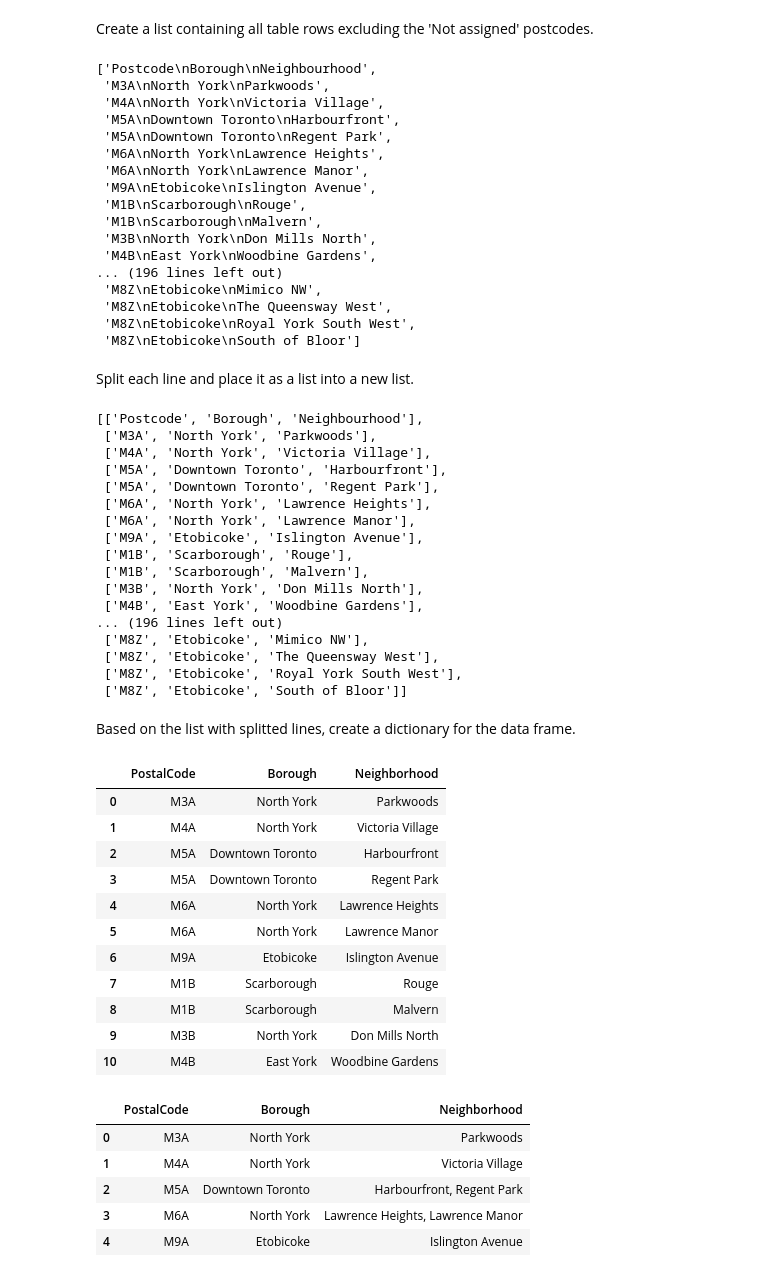
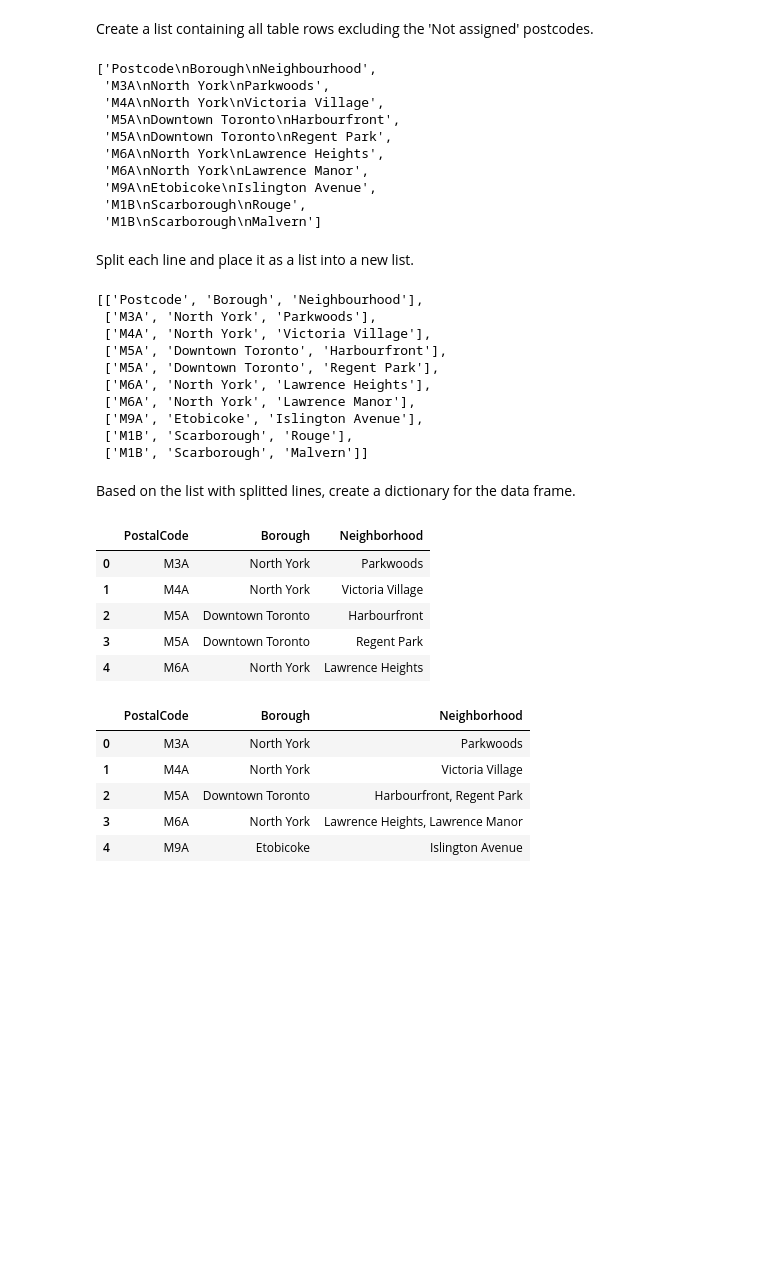
Before and after one commit to milotlu1/coursera_capstone_project, a Jupyter notebook: Assignment - Toronto Neighborhoods.ipynb, the cells around one changed output. Cells and saved outputs as stored; diff of their text form; code cells hidden in the pictures; blank space fills up the shorter version.

```diff
--- a/Assignment - Toronto Neighborhoods.ipynb
+++ b/Assignment - Toronto Neighborhoods.ipynb
@@ -68,7 +68,7 @@ for tr in table_rows:
     if 'Not assigned' not in tr.text:
         lst.append(tr.text.strip())
 
-lst
+lst[0:10]
 # %% [output]
 ['Postcode\nBorough\nNeighbourhood',
  'M3A\nNorth York\nParkwoods',
@@ -79,14 +79,7 @@ lst
  'M6A\nNorth York\nLawrence Manor',
  'M9A\nEtobicoke\nIslington Avenue',
  'M1B\nScarborough\nRouge',
- 'M1B\nScarborough\nMalvern',
- 'M3B\nNorth York\nDon Mills North',
- 'M4B\nEast York\nWoodbine Gardens',
-... (196 lines left out)
- 'M8Z\nEtobicoke\nMimico NW',
- 'M8Z\nEtobicoke\nThe Queensway West',
- 'M8Z\nEtobicoke\nRoyal York South West',
- 'M8Z\nEtobicoke\nSouth of Bloor']
+ 'M1B\nScarborough\nMalvern']
 # %% [markdown]
 Split each line and place it as a list into a new list.
 # %%
@@ -95,7 +88,7 @@ for element in lst:
     splitted_line = element.split('\n')
     splitted_list.append(splitted_line)
 
-splitted_list
+splitted_list[0:10]
 # %% [output]
 [['Postcode', 'Borough', 'Neighbourhood'],
  ['M3A', 'North York', 'Parkwoods'],
@@ -106,14 +99,7 @@ splitted_list
  ['M6A', 'North York', 'Lawrence Manor'],
  ['M9A', 'Etobicoke', 'Islington Avenue'],
  ['M1B', 'Scarborough', 'Rouge'],
- ['M1B', 'Scarborough', 'Malvern'],
- ['M3B', 'North York', 'Don Mills North'],
- ['M4B', 'East York', 'Woodbine Gardens'],
-... (196 lines left out)
- ['M8Z', 'Etobicoke', 'Mimico NW'],
- ['M8Z', 'Etobicoke', 'The Queensway West'],
- ['M8Z', 'Etobicoke', 'Royal York South West'],
- ['M8Z', 'Etobicoke', 'South of Bloor']]
+ ['M1B', 'Scarborough', 'Malvern']]
 # %% [markdown]
 Based on the list with splitted lines, create a dictionary for the data frame.
 # %%
@@ -136,20 +122,14 @@ dic['Borough'] = borough_lst
 dic['Neighborhood'] = neighborhood_lst
 # %%
 df = pd.DataFrame(dic, columns=['PostalCode', 'Borough', 'Neighborhood'])
-df.head(11)
+df.head()
 # %% [output]
 |  | PostalCode | Borough | Neighborhood |
 | 0 | M3A | North York | Parkwoods |
 | 1 | M4A | North York | Victoria Village |
 | 2 | M5A | Downtown Toronto | Harbourfront |
 | 3 | M5A | Downtown Toronto | Regent Park |
 | 4 | M6A | North York | Lawrence Heights |
-| 5 | M6A | North York | Lawrence Manor |
-| 6 | M9A | Etobicoke | Islington Avenue |
-| 7 | M1B | Scarborough | Rouge |
-| 8 | M1B | Scarborough | Malvern |
-| 9 | M3B | North York | Don Mills North |
-| 10 | M4B | East York | Woodbine Gardens |
 # %%
 grouped  = df.groupby(df['PostalCode'], sort=False).agg({'Borough':'min', 'Neighborhood': lambda g: ", ".join(g)}).reset_index()
 grouped.head()
```
Also changed, not shown: parts of 1 cell of this notebook.
